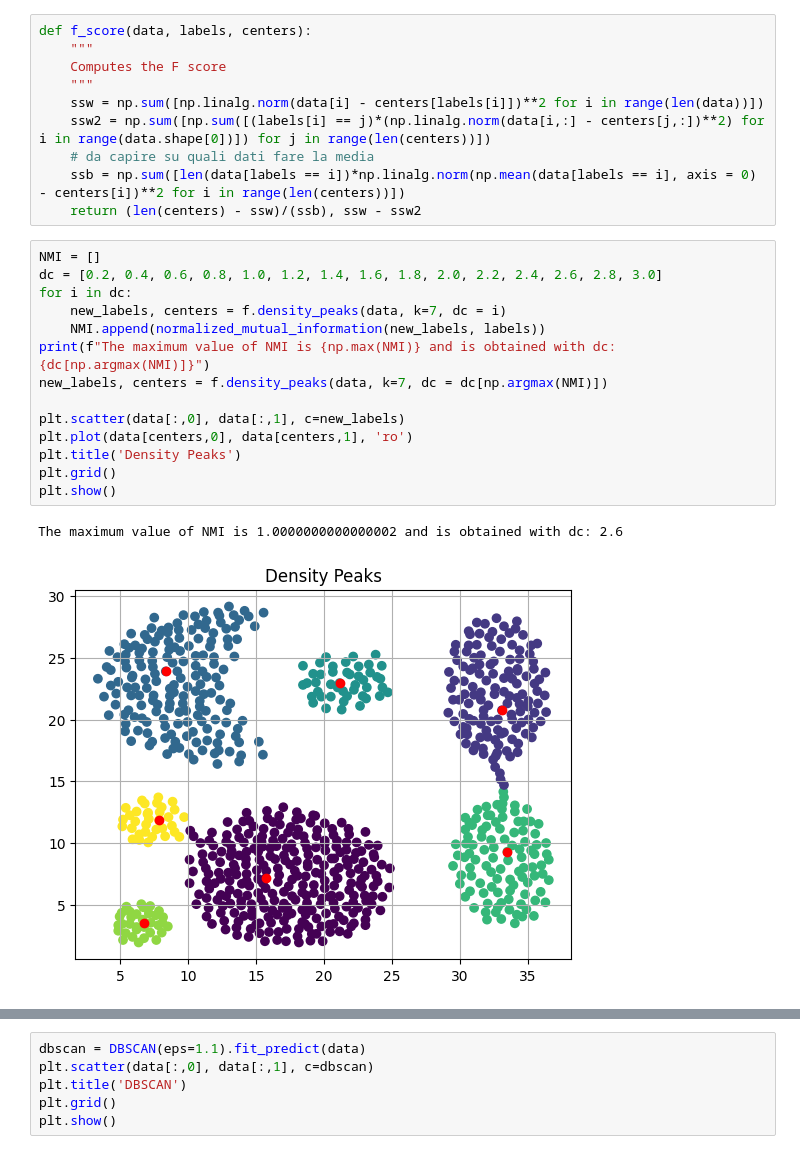
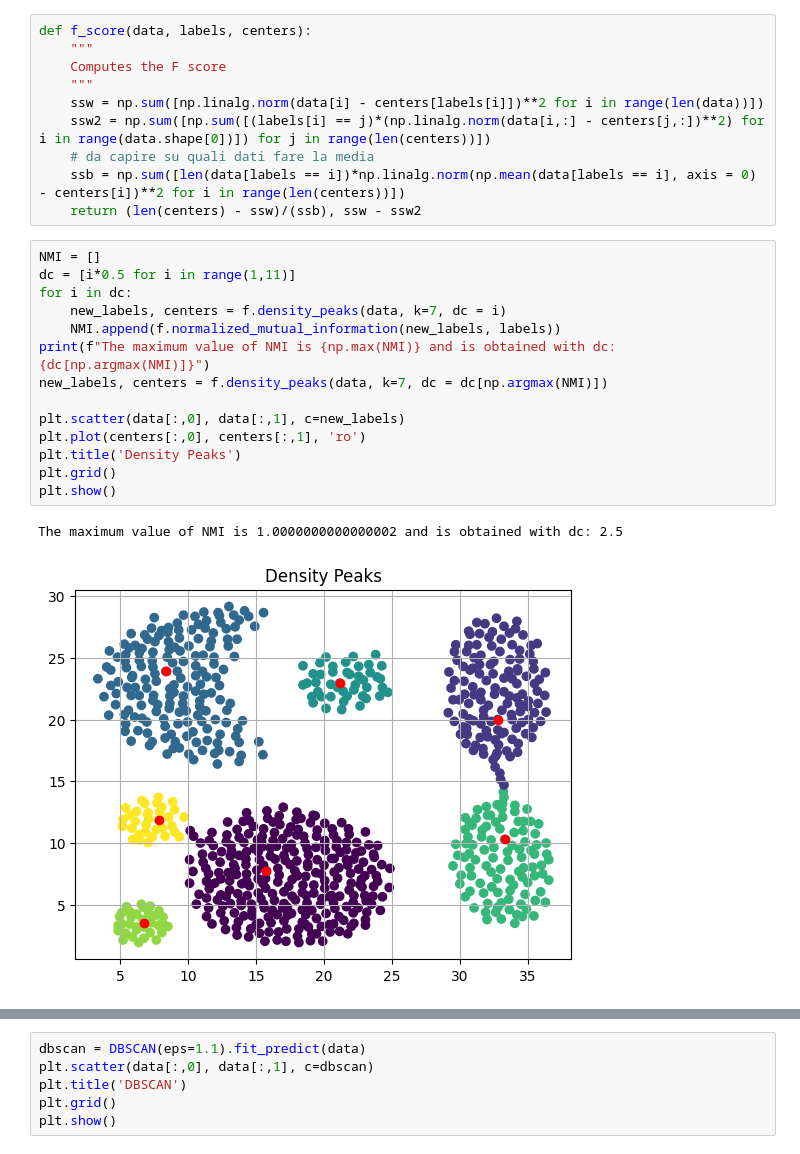
Before and after one commit to gc031298/Unsupervised_learning, a Jupyter notebook: Lab10.ipynb, the cells around one changed output, grey strips where cells are left out. Drawn from its saved outputs; the diff is of its cells as text.

```diff
--- a/Lab10.ipynb
+++ b/Lab10.ipynb
@@ -47,18 +34,18 @@ def f_score(data, labels, centers):
     return (len(centers) - ssw)/(ssb), ssw - ssw2
 # %%
 NMI = []
-dc = [0.2, 0.4, 0.6, 0.8, 1.0, 1.2, 1.4, 1.6, 1.8, 2.0, 2.2, 2.4, 2.6, 2.8, 3.0]
+dc = [i*0.5 for i in range(1,11)]
 for i in dc:
     new_labels, centers = f.density_peaks(data, k=7, dc = i)
-    NMI.append(normalized_mutual_information(new_labels, labels))
+    NMI.append(f.normalized_mutual_information(new_labels, labels))
 print(f"The maximum value of NMI is {np.max(NMI)} and is obtained with dc: {dc[np.argmax(NMI)]}")
 new_labels, centers = f.density_peaks(data, k=7, dc = dc[np.argmax(NMI)])
 
 plt.scatter(data[:,0], data[:,1], c=new_labels)
-plt.plot(data[centers,0], data[centers,1], 'ro')
+plt.plot(centers[:,0], centers[:,1], 'ro')
 plt.title('Density Peaks')
 plt.grid()
 plt.show()
 # %% [output]
-The maximum value of NMI is 1.0000000000000002 and is obtained with dc: 2.6
+The maximum value of NMI is 1.0000000000000002 and is obtained with dc: 2.5
-[figure, old version]
+[figure, new version]
```
Also changed, not shown: parts of 3 cells of this notebook, 3 other files.
